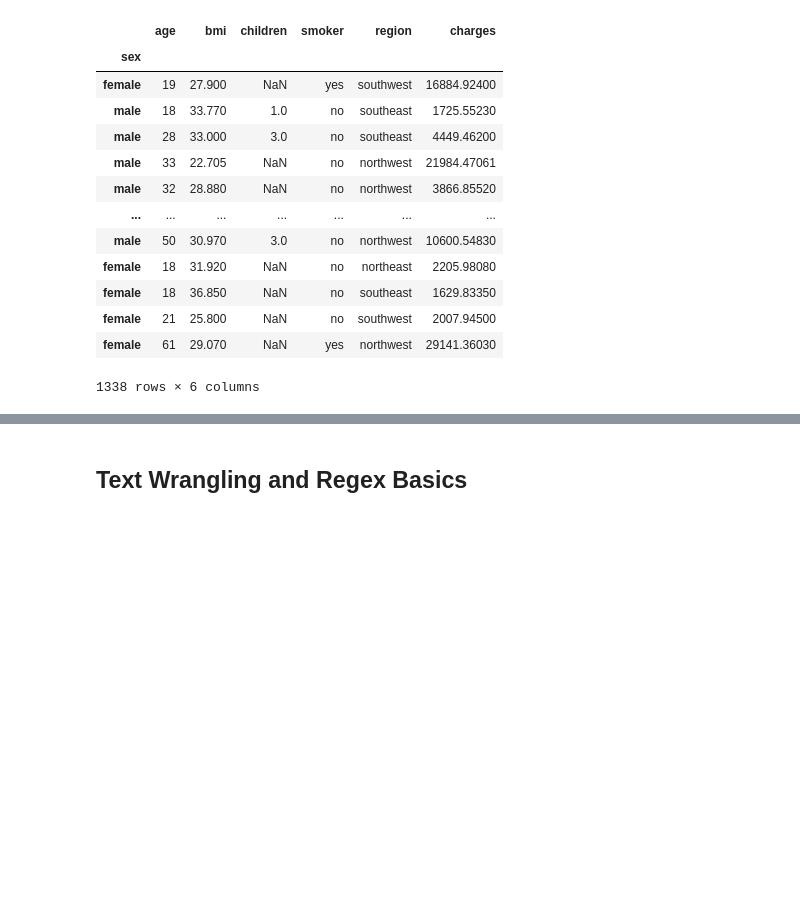
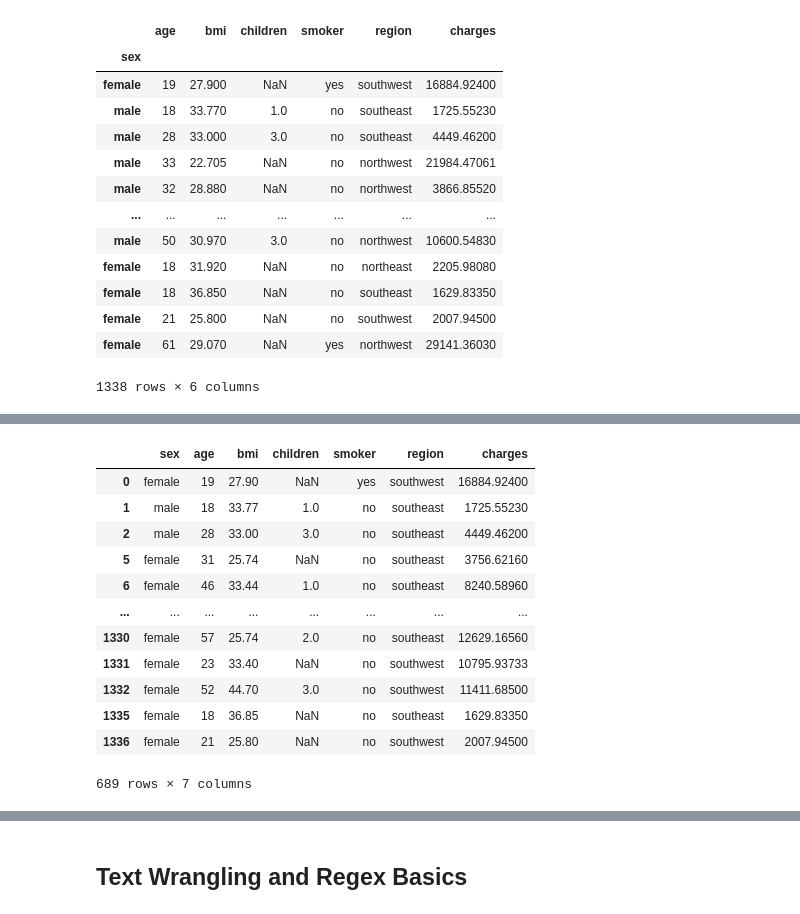
Before and after one commit to monkeygobah/code_grand_rounds, a Jupyter notebook: module_2_Data_Science/DS_DataHandling.ipynb, the cells around one changed output, grey strips where cells are left out. Drawn from its saved outputs; the diff is of its cells as text; code cells hidden in the pictures; blank space fills up the shorter version.

```diff
--- a/module_2_Data_Science/DS_DataHandling.ipynb
+++ b/module_2_Data_Science/DS_DataHandling.ipynb
@@ -118,7 +330,22 @@ insuranceDF.groupby("region").agg('median')
 # %%
 # Keep only regions where the mean BMI is greater than 30.
 
 def isHighMeanBMI(df):
     return df["bmi"].mean() > 30
 
-insuranceDF.groupby("region").filter(isHighMeanBMI)
+highMeanBMIInsuranceDF = insuranceDF.groupby("region").filter(isHighMeanBMI)
+highMeanBMIInsuranceDF
+# %% [output]
+|  | sex | age | bmi | children | smoker | region | charges |
+| 0 | female | 19 | 27.90 | NaN | yes | southwest | 16884.92400 |
+| 1 | male | 18 | 33.77 | 1.0 | no | southeast | 1725.55230 |
+| 2 | male | 28 | 33.00 | 3.0 | no | southeast | 4449.46200 |
+| 5 | female | 31 | 25.74 | NaN | no | southeast | 3756.62160 |
+| 6 | female | 46 | 33.44 | 1.0 | no | southeast | 8240.58960 |
+| ... | ... | ... | ... | ... | ... | ... | ... |
+| 1330 | female | 57 | 25.74 | 2.0 | no | southeast | 12629.16560 |
+| 1331 | female | 23 | 33.40 | NaN | no | southwest | 10795.93733 |
+| 1332 | female | 52 | 44.70 | 3.0 | no | southwest | 11411.68500 |
+| 1335 | female | 18 | 36.85 | NaN | no | southeast | 1629.83350 |
+| 1336 | female | 21 | 25.80 | NaN | no | southwest | 2007.94500 |
+689 rows × 7 columns
```
Also changed, not shown: parts of 65 cells of this notebook.
